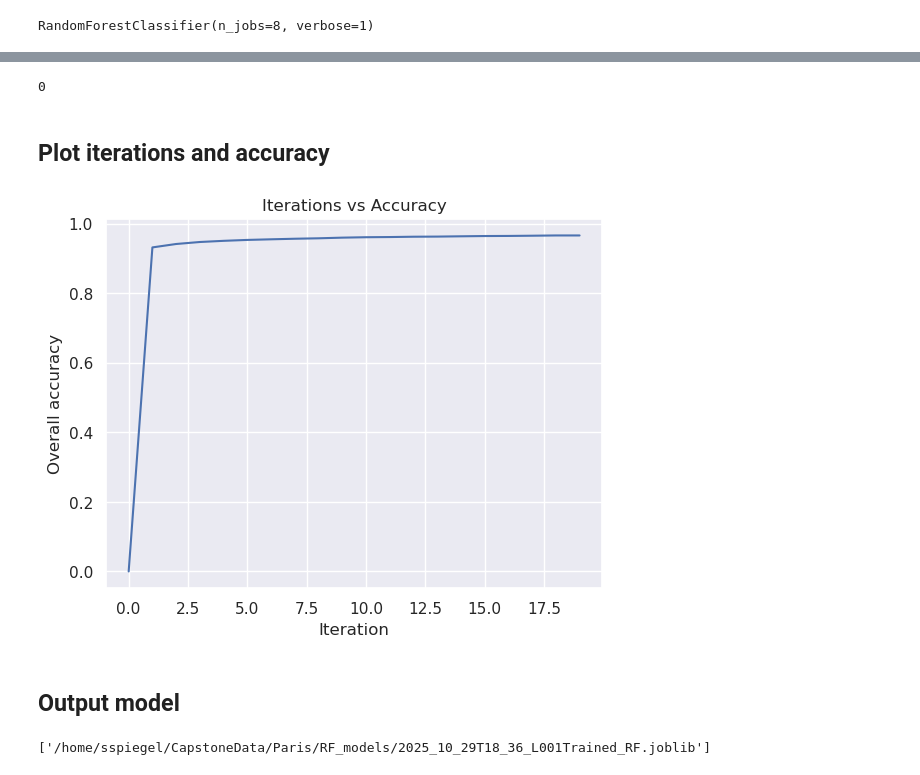
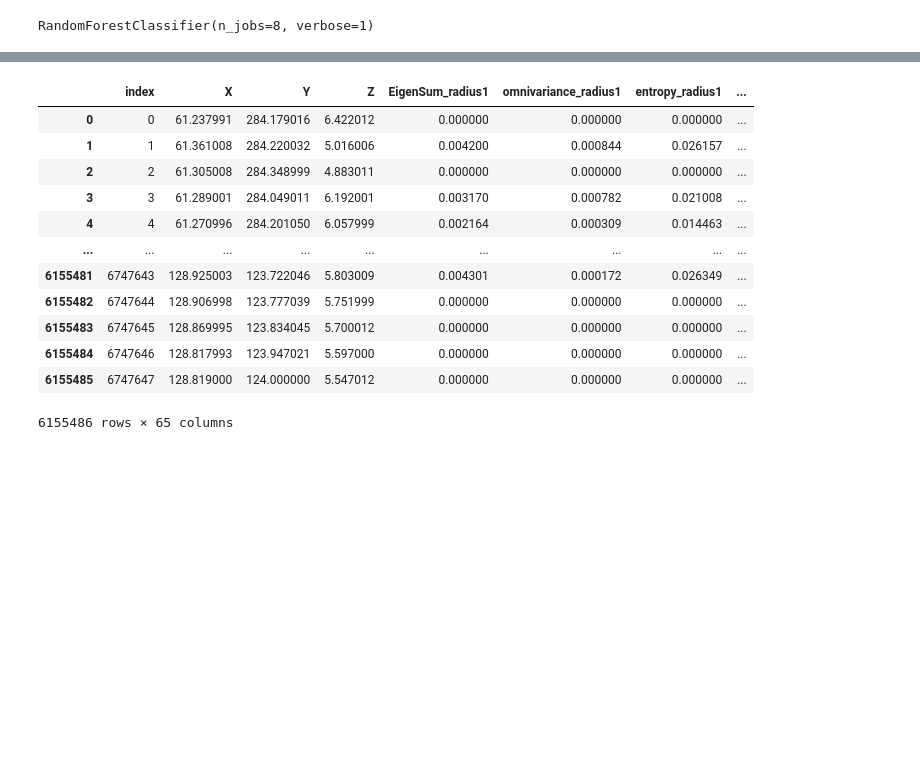
Before and after one commit to fibo11235/TrumanDS, a Jupyter notebook: Capstone/RF/02_Toronto_Radial_RF_testing.ipynb, the cells around one changed output, grey strips where cells are left out. Drawn from its saved outputs; the diff is of its cells as text; code cells hidden in the pictures; blank space fills up the shorter version.

```diff
--- a/Capstone/RF/02_Toronto_Radial_RF_testing.ipynb
+++ b/Capstone/RF/02_Toronto_Radial_RF_testing.ipynb
@@ -22,12 +26,12 @@ sns.set()
 # %% [markdown]
 ## Load in features
 # %%
-ROOT  = """/home/sspiegel/CapstoneData/Paris/Toronto_3D/pickleFiles/2025_10_23T22_14_L001_r_0_1_grid_0_02_features.npz"""
-ROOT_2  = """/home/sspiegel/CapstoneData/Paris/Toronto_3D/pickleFiles/2025_10_23T23_39_L001_r_0_2_grid_0_04_features.npz"""
-ROOT_3  = """/home/sspiegel/CapstoneData/Paris/Toronto_3D/pickleFiles/2025_10_24T05_30_L001_r_0_4_grid_0_08_features.npz"""
-ROOT_4  = """/home/sspiegel/CapstoneData/Paris/Toronto_3D/pickleFiles/2025_10_24T11_50_L001_r_0_8_grid_0_16_features.npz"""
-ROOT_5  = """/home/sspiegel/CapstoneData/Paris/Toronto_3D/pickleFiles/2025_10_24T12_27_L001_r_1_6_grid_0_32_features.npz"""
-ROOT_6 = """/home/sspiegel/CapstoneData/Paris/Toronto_3D/pickleFiles/2025_10_24T20_28_L001_r_3_2_grid_0_64_features.npz"""
+ROOT  = """/home/sspiegel/CapstoneData/Paris/Toronto_3D/pickleFiles/2025_10_29T20_05_L004_r_0_1_grid_0_02_features.npz"""
+ROOT_2  = """/home/sspiegel/CapstoneData/Paris/Toronto_3D/pickleFiles/2025_10_29T21_33_L004_r_0_2_grid_0_04_features.npz"""
+ROOT_3  = """/home/sspiegel/CapstoneData/Paris/Toronto_3D/pickleFiles/2025_10_29T23_36_L004_r_0_4_grid_0_08_features.npz"""
+ROOT_4  = """/home/sspiegel/CapstoneData/Paris/Toronto_3D/pickleFiles/2025_10_30T00_42_L004_r_0_8_grid_0_16_features.npz"""
+ROOT_5  = """/home/sspiegel/CapstoneData/Paris/Toronto_3D/pickleFiles/2025_10_30T01_07_L004_r_1_6_grid_0_32_features.npz"""
+ROOT_6 = """/home/sspiegel/CapstoneData/Paris/Toronto_3D/pickleFiles/2025_10_30T01_17_L004_r_3_2_grid_0_64_features.npz"""
 # ROOT_7 = """/home/sspiegel/CapstoneData/Paris/Toronto_3D/pickleFiles/2025_10_28T00_29_L001_r_6_4_grid_1_28_features.npz"""
 # ROOT_8 = """/home/sspiegel/CapstoneData/Paris/Toronto_3D/pickleFiles/2025_10_28T01_37_L001_r_12_8_grid_2_56_features.npz"""
 # %%
@@ -79,6 +83,9 @@ for i in range(1, len(fileList) + 1):
 # total_dataframe["count_radius2"] = total_dataframe["count_radius2"].astype(int)
 
 # total_dataframe["labelName"] = total_dataframe["label"].apply(labelPoints)
+# %%
+total_dataframe = total_dataframe.query("label != 0")
+total_dataframe = total_dataframe.copy()
 # %%
 gc.collect()
 # %% [output]
@@ -345,25 +131,16 @@ Label 7
-# %%
-gc.collect()
-# %% [output]
-0
-# %% [markdown]
-## Plot iterations and accuracy
-# %%
-plt.plot(AccList)
-
-plt.xlabel("Iteration")
-plt.ylabel("Overall accuracy")
-
-plt.title("Iterations vs Accuracy")
-
-plt.show()
-# %% [output]
-[figure, removed]
-# %% [markdown]
-## Output model
-# %%
-OUTS = f"""{datetime.now(timezone.utc).strftime("%Y_%m_%dT%H_%M")}_L001Trained_RF.joblib"""
-
-joblib.dump(rf, f"""/home/sspiegel/CapstoneData/Paris/RF_models/{OUTS}""")
-# %% [output]
-['/home/sspiegel/CapstoneData/Paris/RF_models/2025_10_29T18_36_L001Trained_RF.joblib']
+# %%
+total_dataframe
+# %% [output]
+|  | index | X | Y | Z | EigenSum_radius1 | omnivariance_radius1 | entropy_radius1 | ... |
+| 0 | 0 | 61.237991 | 284.179016 | 6.422012 | 0.000000 | 0.000000 | 0.000000 | ... |
+| 1 | 1 | 61.361008 | 284.220032 | 5.016006 | 0.004200 | 0.000844 | 0.026157 | ... |
+| 2 | 2 | 61.305008 | 284.348999 | 4.883011 | 0.000000 | 0.000000 | 0.000000 | ... |
+| 3 | 3 | 61.289001 | 284.049011 | 6.192001 | 0.003170 | 0.000782 | 0.021008 | ... |
+| 4 | 4 | 61.270996 | 284.201050 | 6.057999 | 0.002164 | 0.000309 | 0.014463 | ... |
+| ... | ... | ... | ... | ... | ... | ... | ... | ... |
+| 6155481 | 6747643 | 128.925003 | 123.722046 | 5.803009 | 0.004301 | 0.000172 | 0.026349 | ... |
+| 6155482 | 6747644 | 128.906998 | 123.777039 | 5.751999 | 0.000000 | 0.000000 | 0.000000 | ... |
+| 6155483 | 6747645 | 128.869995 | 123.834045 | 5.700012 | 0.000000 | 0.000000 | 0.000000 | ... |
+| 6155484 | 6747646 | 128.817993 | 123.947021 | 5.597000 | 0.000000 | 0.000000 | 0.000000 | ... |
+| 6155485 | 6747647 | 128.819000 | 124.000000 | 5.547012 | 0.000000 | 0.000000 | 0.000000 | ... |
+6155486 rows × 65 columns
```
Also changed, not shown: parts of 17 cells of this notebook, 7 other files.
